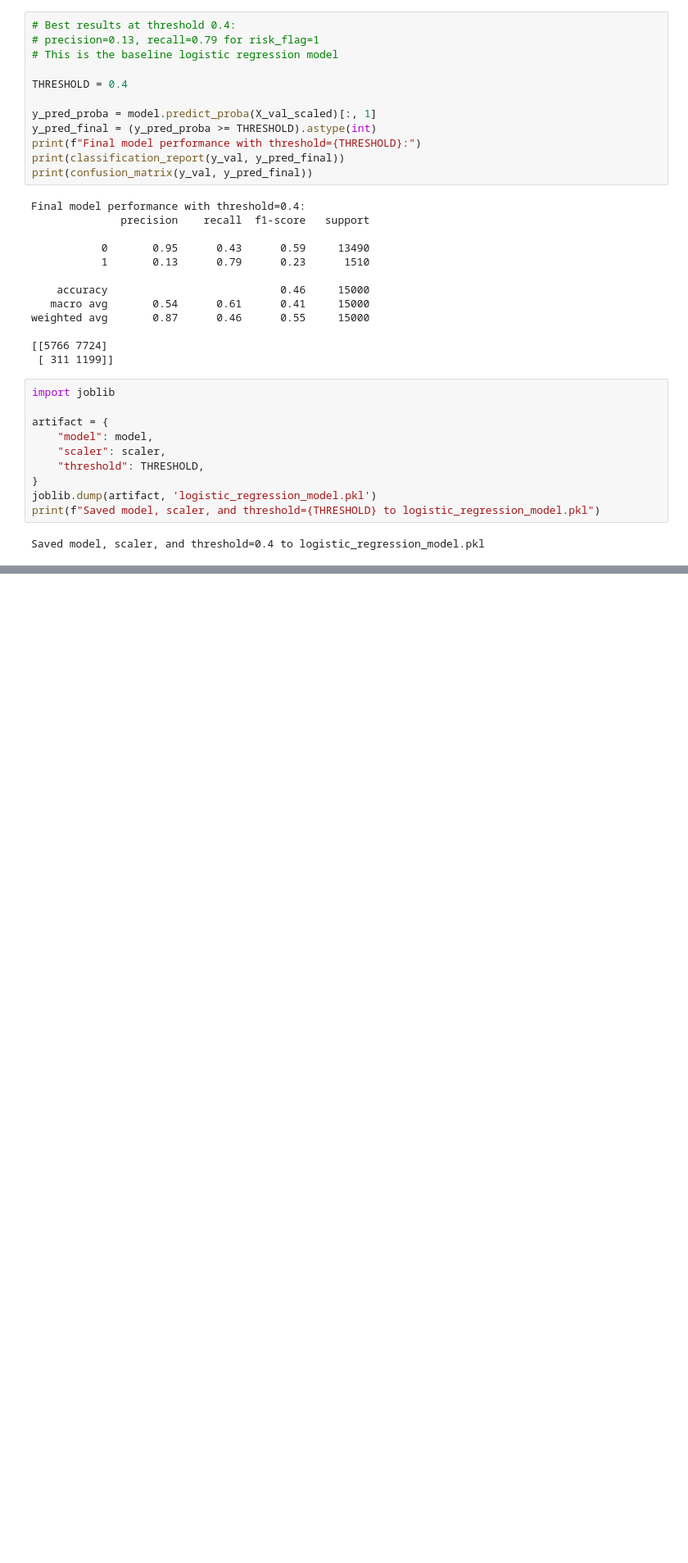
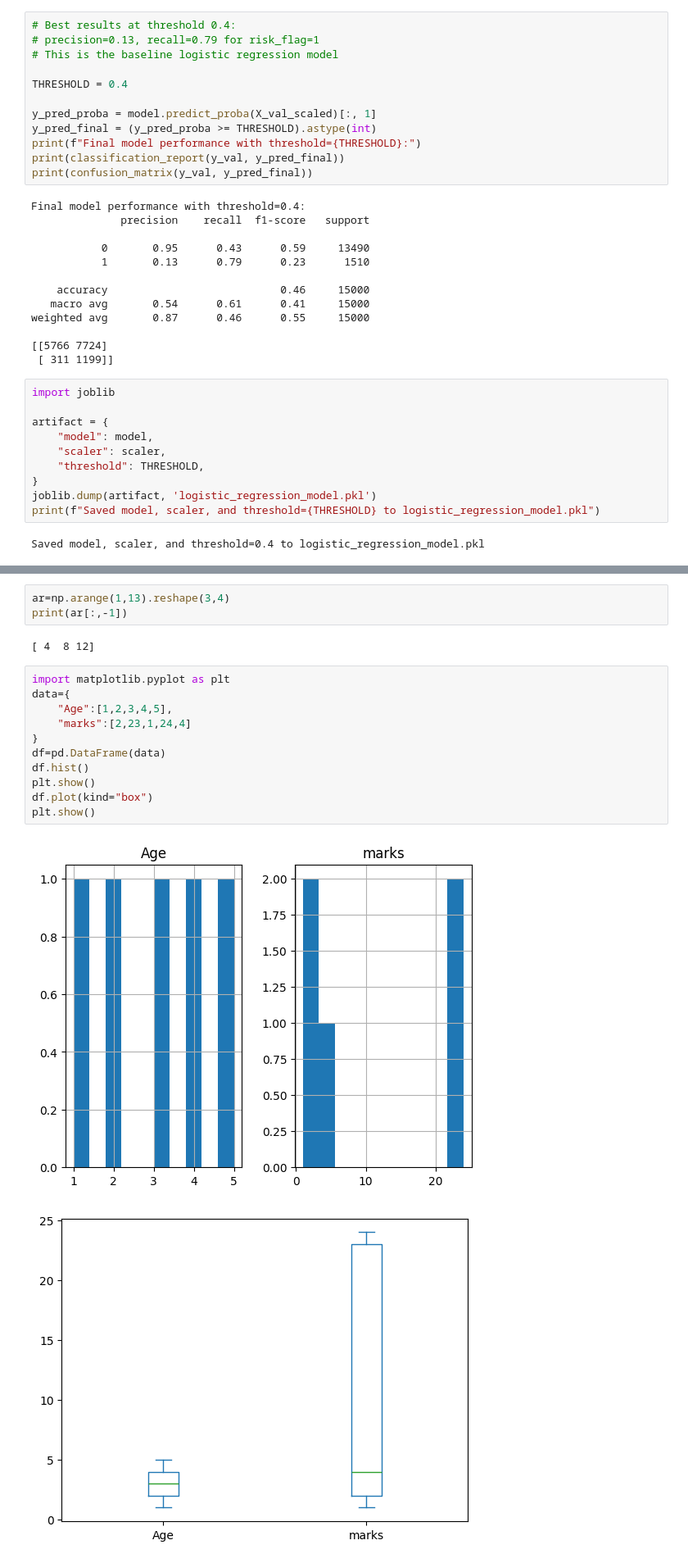
Before and after one commit to GeetheswarReddy/student_risk, a Jupyter notebook: eda.ipynb, the cells around one changed output, grey strips where cells are left out. Shown at 82% size. Saved outputs shown, nothing was run; the diff lists cells and outputs as text; blank space fills up the shorter version.

```diff
--- a/eda.ipynb
+++ b/eda.ipynb
@@ -244,0 +250,19 @@ Saved model, scaler, and threshold=0.4 to logistic_regression_model.pkl
+# %%
+ar=np.arange(1,13).reshape(3,4)
+print(ar[:,-1])
+# %% [output]
+[ 4  8 12]
+# %%
+import matplotlib.pyplot as plt
+data={
+    "Age":[1,2,3,4,5],
+    "marks":[2,23,1,24,4]
+}
+df=pd.DataFrame(data)
+df.hist()
+plt.show()
+df.plot(kind="box")
+plt.show()
+# %% [output]
+[figure, added]
+[figure, added]
```
Also changed, not shown: parts of 4 cells of this notebook, 4 other files.
